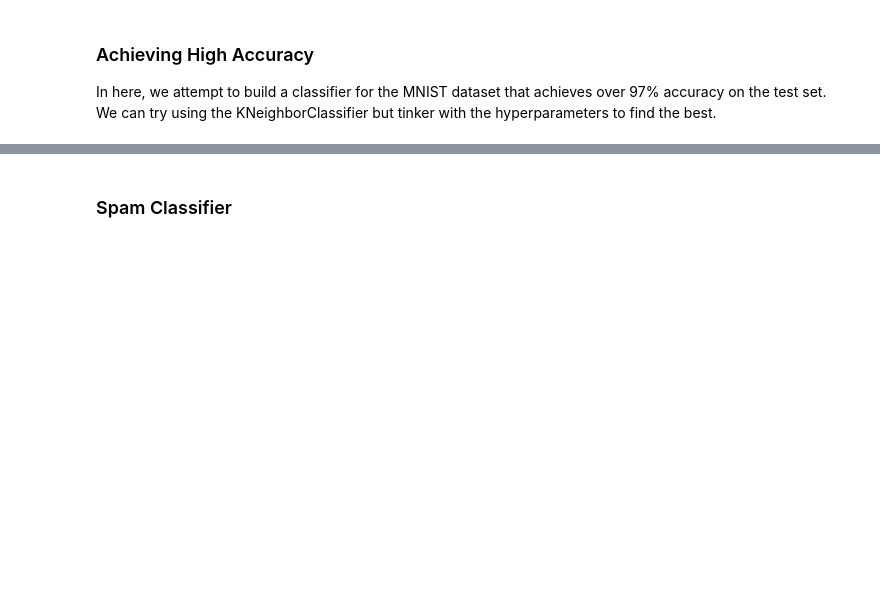
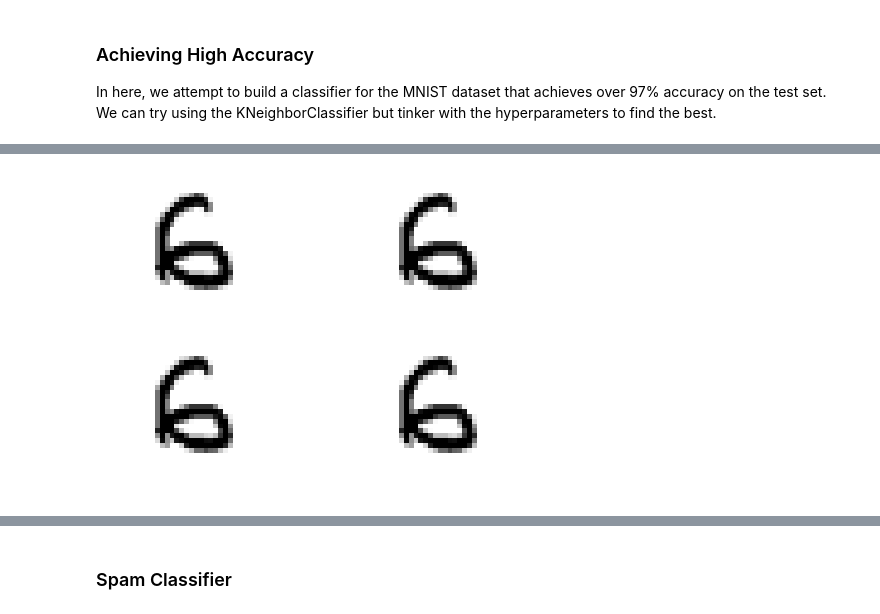
Before and after one commit to youngjeong46/hands-on-machine-learning, a Jupyter notebook: classification.ipynb, the cells around one changed output, grey strips where cells are left out. Cells and saved outputs as stored; diff of their text form; code cells hidden in the pictures; blank space fills up the shorter version.

```diff
--- a/classification.ipynb
+++ b/classification.ipynb
@@ -385,6 +385,6 @@ ytrain_odd = (ytrain % 2 == 1)
 y_multilabel = np.c_[ytrain_large,ytrain_odd]
 
 knn_clf = KNeighborsClassifier()
-knn_clf.fit(Xtrain,y_multilabel)
+%time knn_clf.fit(Xtrain,y_multilabel)
 knn_clf.predict([some_digit])
 # %% [output]
@@ -449,6 +451,6 @@ grids={'weights':['uniform','distance'],
       }
 
 knn = KNeighborsClassifier()
-grid_search = GridSearchCV(knn,grids,cv=5,n_jobs=4)
-grid_search.fit(Xtrain,ytrain)
+grid_search = GridSearchCV(knn,grids,cv=3,n_jobs=4)
+%time grid_search.fit(Xtrain,ytrain)
 grid_search.best_params_
@@ -458,0 +461,28 @@ grid_search.best_params_
+# %%
+from scipy.ndimage import shift
+
+def shift_images(X,direction):
+    for row in X:
+        dim = np.sqrt(len(row)).astype(np.int64)
+        row_square = row.reshape(dim,dim)
+        shifted_row_square=shift(row_square,direction,cval=0)
+        row = np.ravel(shifted_row_square)
+    return X
+
+left = shift_images(Xtrain,[0,-1])
+right = shift_images(Xtrain,[0,1])
+up = shift_images(Xtrain,[-1,0])
+down = shift_images(Xtrain,[1,0])
+
+#left = sp.ndimage.interpolation.shift(Xtrain,[0,-1],cval=0)
+#right = sp.ndimage.interpolation.shift(Xtrain,[0,1],cval=0)
+#up = sp.ndimage.interpolation.shift(Xtrain,[-1,0],cval=0)
+#down = sp.ndimage.interpolation.shift(Xtrain,[1,0],cval=0)
+# %%
+plt.subplot(221); plot_digit(Xtrain[2343])
+plt.subplot(222); plot_digit(left[2343])
+plt.subplot(223); plot_digit(right[2343])
+plt.subplot(224); plot_digit(up[2343])
+plt.show()
+# %% [output]
+[figure, added]
```
Also changed, not shown: parts of 6 cells of this notebook, 3 other files.
